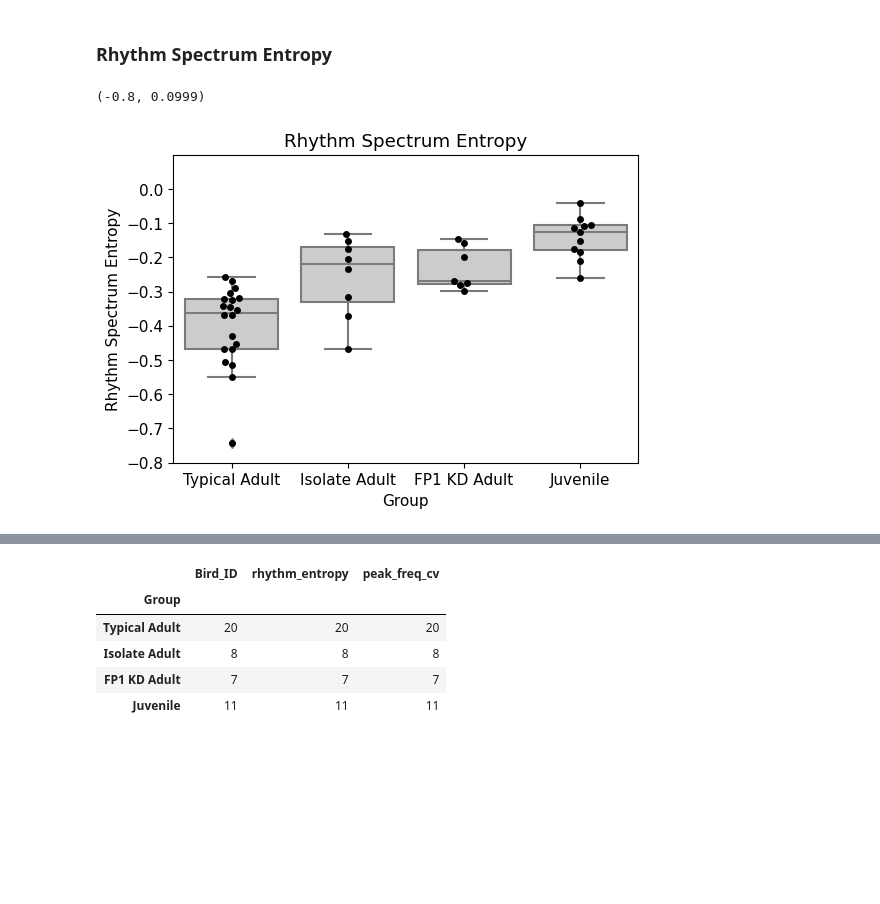
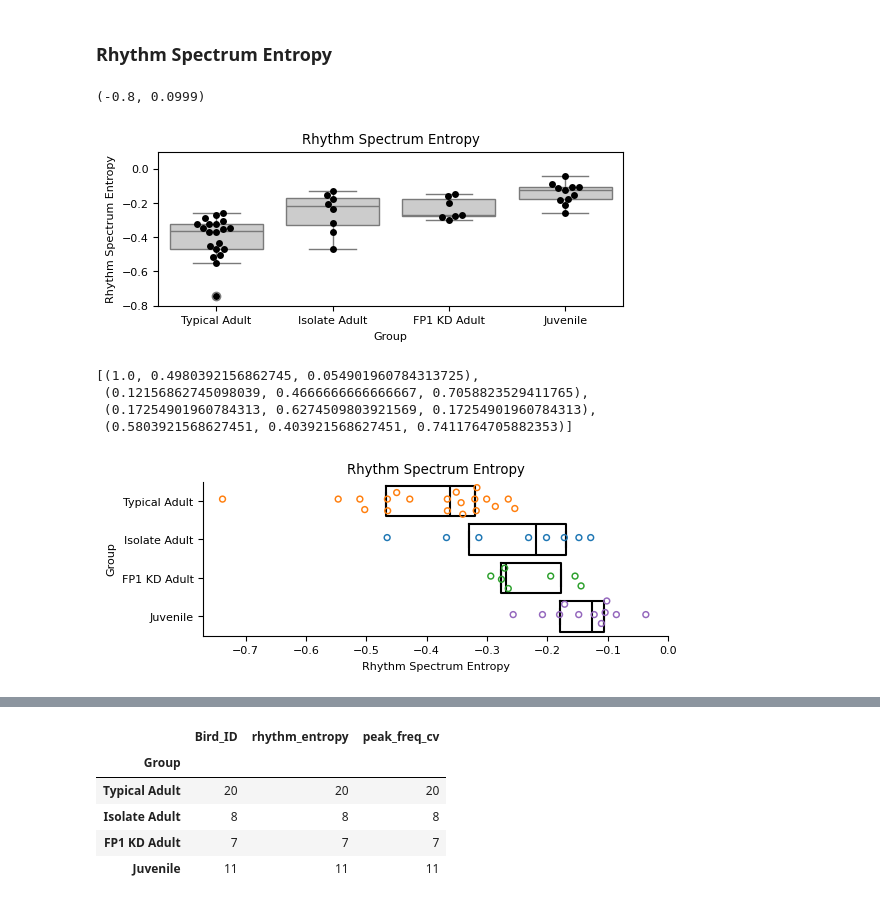
Before and after one commit to theresekoch/AVN_paper, a Jupyter notebook: 03 - Timing/03 - Rhythm Spectrum Group Comparisons.ipynb, the cells around one changed output, grey strips where cells are left out. Saved outputs shown, nothing was run; the diff lists cells and outputs as text; code cells hidden in the pictures; blank space fills up the shorter version.

```diff
--- a/03 - Timing/03 - Rhythm Spectrum Group Comparisons.ipynb
+++ b/03 - Timing/03 - Rhythm Spectrum Group Comparisons.ipynb
@@ -135,7 +135,7 @@ rhythm_spect_feats.to_csv('juvenile_rhythm_spectrum_features.csv')
 # %%
 adult = pd.read_csv('adult_rhythm_spectrum_features.csv').drop(columns = 'Unnamed: 0')
 adult = adult[adult.Bird_ID != 'S389']
-all_birds = pd.read_csv("E:\\Final_Bird_Dataset\\old_Bird_list.csv")
+all_birds = pd.read_csv("D:\\Final_Bird_Dataset\\old_Bird_list.csv")
 adult = pd.merge(adult, all_birds[['Bird_ID', 'Condition']], on = 'Bird_ID')
 
 group_dict = {'Isolate' : 'Isolate Adult',
@@ -162,14 +162,37 @@ all_rhythm_feats.Group = all_rhythm_feats.Group.astype('category').cat.set_categ
 # %% [markdown]
 ### Rhythm Spectrum Entropy
 # %%
-plt.rcParams.update({'font.size': 11})
+plt.rcParams.update({'font.size': 8})
 # %%
-plt.figure(figsize = (6, 4))
+plt.figure(figsize = (6, 2))
 sns.boxplot(data = all_rhythm_feats, x = 'Group', y = 'rhythm_entropy', color = '0.8')
 sns.swarmplot(data = all_rhythm_feats, x = 'Group', y = 'rhythm_entropy', color = 'black', s = 5)
 plt.ylabel('Rhythm Spectrum Entropy')
 plt.title('Rhythm Spectrum Entropy')
 plt.ylim(-0.8, 0.0999)
 # %% [output]
 (-0.8, 0.0999)
-[figure, old version]
+[figure, new version]
+# %%
+palette = sns.color_palette([sns.color_palette()[1], sns.color_palette()[0], sns.color_palette()[2], sns.color_palette()[4]])
+palette
+# %% [output]
+[(1.0, 0.4980392156862745, 0.054901960784313725),
+ (0.12156862745098039, 0.4666666666666667, 0.7058823529411765),
+ (0.17254901960784313, 0.6274509803921569, 0.17254901960784313),
+ (0.5803921568627451, 0.403921568627451, 0.7411764705882353)]
+# %%
+plt.figure(figsize = (6, 2))
+sns.boxplot(data = all_rhythm_feats, y = 'Group', x = 'rhythm_entropy', fill = False, color = 'black',
+            fliersize=0, whis= 0,
+            legend = False)
+sns.swarmplot(data = all_rhythm_feats, y = 'Group', x = 'rhythm_entropy', hue = 'Group', s = 8, marker = '$\circ$',
+              palette = palette )
+plt.xlabel('Rhythm Spectrum Entropy')
+plt.title('Rhythm Spectrum Entropy')
+
+plt.xlim(-0.77, 0)
+sns.despine()
+plt.savefig('rhythm_spectrum_entropy_across_groups.svg')
+# %% [output]
+[figure, added]
```
Also changed, not shown: parts of 4 cells of this notebook, 6 other files.
